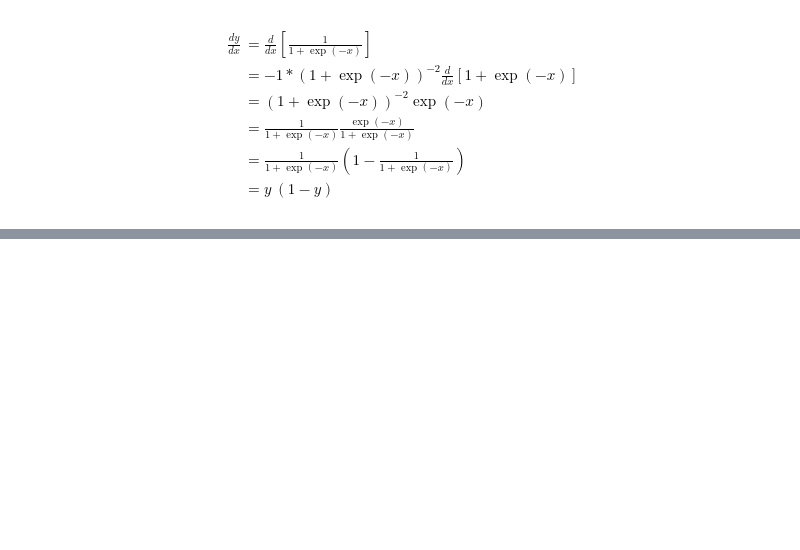
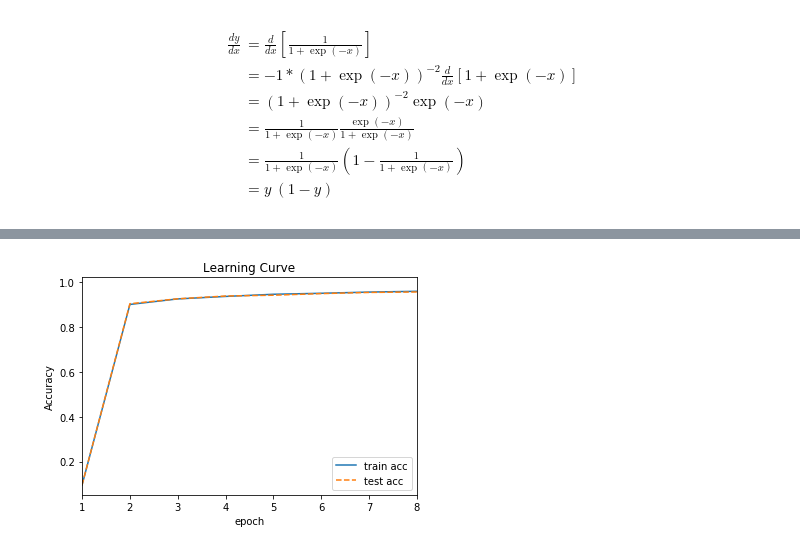
Before and after one commit to Rui-Ue/Deep-Learning-from-scratch, a Jupyter notebook: chapter_5/note_and_source.ipynb, the cells around one changed output, grey strips where cells are left out. Cells and saved outputs as stored; diff of their text form; code cells hidden in the pictures; blank space fills up the shorter version.

```diff
--- a/chapter_5/note_and_source.ipynb
+++ b/chapter_5/note_and_source.ipynb
@@ -440,0 +1724,13 @@ class Sigmoid:
+# %%
+# 1エポックごとの train / test Accuracy を描画 (さっき標準出力したけど)
+
+plt.plot(range(1, len(train_acc_list)+1), train_acc_list, "-", label="train acc")
+plt.plot(range(1, len(test_acc_list)+1), test_acc_list, "--", label="test acc")
+plt.legend()
+plt.xlabel("epoch")
+plt.ylabel("Accuracy")
+plt.title("Learning Curve")
+plt.xlim(1, 8)
+plt.show()
+# %% [output]
+[figure, added]
```
Also changed, not shown: parts of 52 cells of this notebook, 2 other files.
